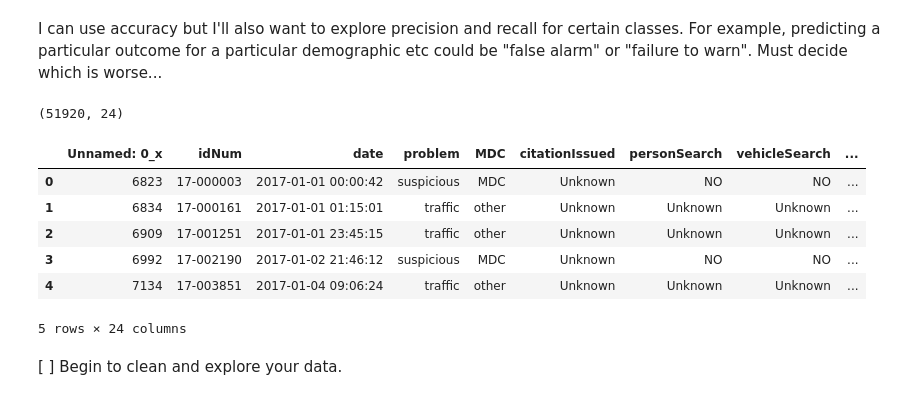
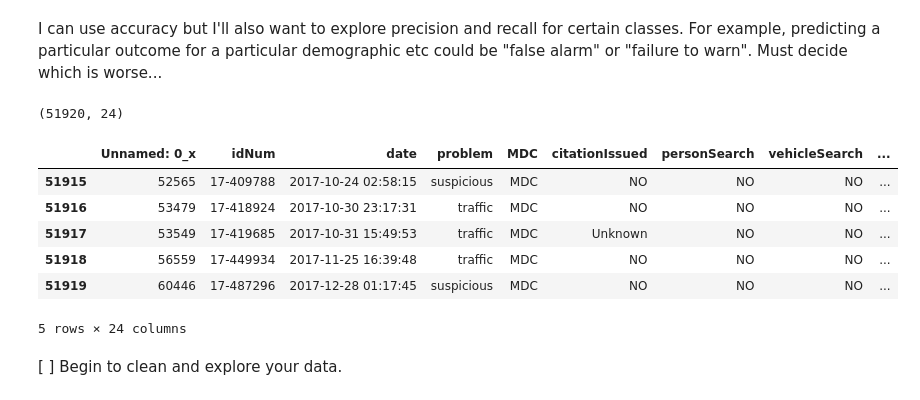
Before and after one commit to dustinhodges/DS-Unit-2-Applied-Modeling, a Jupyter notebook: 23_Hodges.ipynb, the cells around one changed output. Cells and saved outputs as stored; diff of their text form; code cells hidden in the pictures.

```diff
--- a/23_Hodges.ipynb
+++ b/23_Hodges.ipynb
@@ -182,15 +182,15 @@ Classification: Is your majority class frequency > 50% and < 70% ? If so, you ca
 I can use accuracy but I'll also want to explore precision and recall for certain classes. For example, predicting a particular outcome for a particular demographic etc could be "false alarm" or "failure to warn". Must decide which is worse...
 # %%
 print(minn.shape)
-minn.head()
+minn.tail()
 # %% [output]
 (51920, 24)
 |  | Unnamed: 0_x | idNum | date | problem | MDC | citationIssued | personSearch | vehicleSearch | ... |
-| 0 | 6823 | 17-000003 | 2017-01-01 00:00:42 | suspicious | MDC | Unknown | NO | NO | ... |
-| 1 | 6834 | 17-000161 | 2017-01-01 01:15:01 | traffic | other | Unknown | Unknown | Unknown | ... |
-| 2 | 6909 | 17-001251 | 2017-01-01 23:45:15 | traffic | other | Unknown | Unknown | Unknown | ... |
-| 3 | 6992 | 17-002190 | 2017-01-02 21:46:12 | suspicious | MDC | Unknown | NO | NO | ... |
-| 4 | 7134 | 17-003851 | 2017-01-04 09:06:24 | traffic | other | Unknown | Unknown | Unknown | ... |
+| 51915 | 52565 | 17-409788 | 2017-10-24 02:58:15 | suspicious | MDC | NO | NO | NO | ... |
+| 51916 | 53479 | 17-418924 | 2017-10-30 23:17:31 | traffic | MDC | NO | NO | NO | ... |
+| 51917 | 53549 | 17-419685 | 2017-10-31 15:49:53 | traffic | MDC | Unknown | NO | NO | ... |
+| 51918 | 56559 | 17-449934 | 2017-11-25 16:39:48 | traffic | MDC | NO | NO | NO | ... |
+| 51919 | 60446 | 17-487296 | 2017-12-28 01:17:45 | suspicious | MDC | NO | NO | NO | ... |
 5 rows × 24 columns
 # %% [markdown]
 [ ] Begin to clean and explore your data.
```
Also changed, not shown: parts of 26 cells of this notebook.
